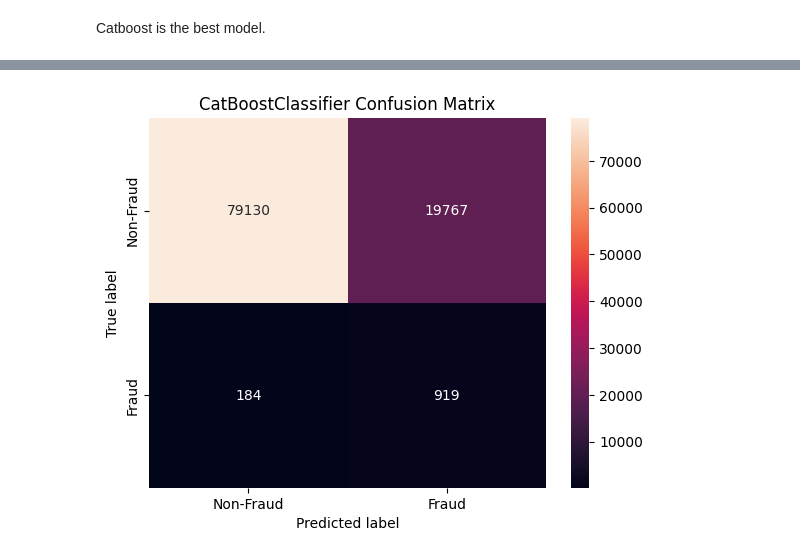
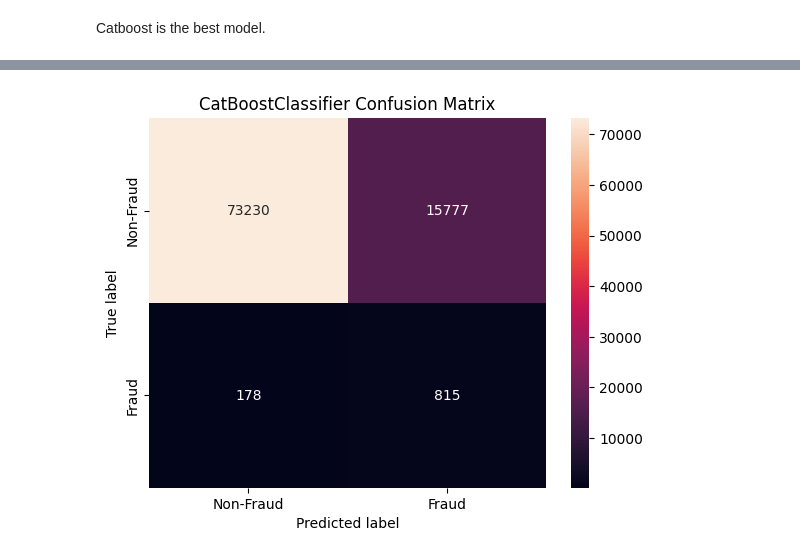
Before and after one commit to salihboraguder/BankFraudDetection, a Jupyter notebook: TermProject.ipynb, the cells around one changed output, grey strips where cells are left out. Cells and saved outputs as stored; diff of their text form; code cells hidden in the pictures.

```diff
--- a/TermProject.ipynb
+++ b/TermProject.ipynb
@@ -166,7 +175,7 @@ ct = ColumnTransformer(
 )
 # %%
 transformed_X_train = ct.fit_transform(transformed_X_train)
-transformed_X_test = ct.transform(transformed_X_test)
+transformed_X_val = ct.transform(transformed_X_val)
 # %%
 from imblearn.under_sampling import RandomUnderSampler
 # %%
@@ -182,7 +191,7 @@ from catboost import CatBoostClassifier
 models = {"Decision Tree": DecisionTreeClassifier(random_state=42),
           "RandomForest": RandomForestClassifier(random_state=42),
           "XGBoostClassifier": xgb.XGBClassifier(),
-          "CatBoostClassifier": CatBoostClassifier(random_state=42)}
+          "CatBoostClassifier": CatBoostClassifier(random_state=42,silent=True)}
 
 scores = {}
 
@@ -190,9 +199,9 @@ for name,model in models.items():
 
 
     model.fit(X_undersmapled,y_undersampled)
-    preds = model.predict(transformed_X_test)
+    preds = model.predict(transformed_X_val)
 
-    f1score = f1_score(y_test,preds)
+    f1score = f1_score(y_val,preds)
 
     print(f"{name} f1 score: {f1score}")
 
@@ -256,6 +252,6 @@ weighted avg       0.99      0.82      0.89    100000
 # %%
-fpr, tpr, thresholds = roc_curve(y_true = y_test,
-                                 y_score = models["CatBoostClassifier"].predict_proba(transformed_X_test)[:, 1],
+fpr, tpr, thresholds = roc_curve(y_true = y_val,
+                                 y_score = models["CatBoostClassifier"].predict_proba(transformed_X_val)[:, 1],
                                  pos_label=1)
 # %%
 pd.DataFrame({"thresholds":thresholds,
@@ -294,13 +290,13 @@ thresholds[optimal_idx]
 # %%
-preds = (models["CatBoostClassifier"].predict_proba(transformed_X_test)[:, 1] > thresholds[optimal_idx]).astype(int)
+preds = (models["CatBoostClassifier"].predict_proba(transformed_X_val)[:, 1] > thresholds[optimal_idx]).astype(int)
 # %%
-cm = confusion_matrix(y_test,preds)
+cm = confusion_matrix(y_val,preds)
 labels = ["Non-Fraud","Fraud"]
 
 plt.title("CatBoostClassifier Confusion Matrix")
 sns.heatmap(cm, annot=True, fmt='d',xticklabels=labels,yticklabels=labels)
 plt.ylabel('True label')
 plt.xlabel('Predicted label')
 plt.show()
 # %% [output]
-[figure, old version]
+[figure, new version]
```
Also changed, not shown: parts of 14 cells of this notebook, 6 other files.
